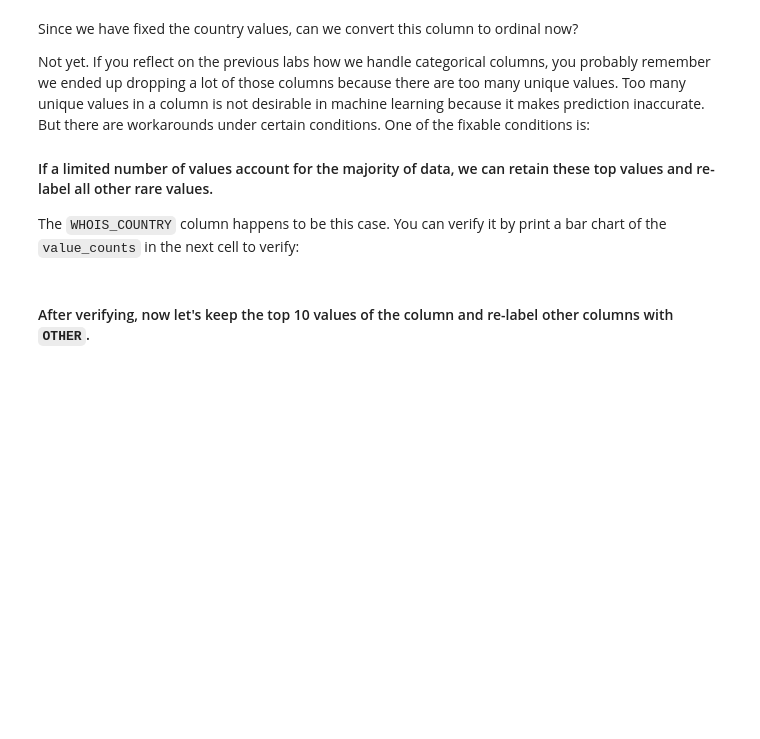
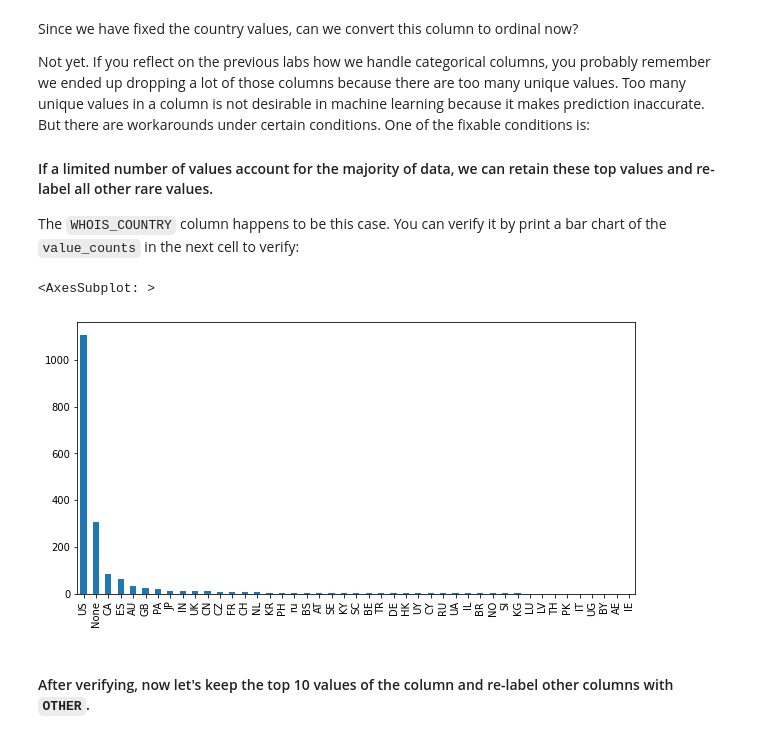
Before and after one commit to Ironhack-data-bcn-january-2023/lab-supervised-learning, a Jupyter notebook: your-code/main.ipynb, the cells around one changed output. Drawn from its saved outputs; the diff is of its cells as text; code cells hidden in the pictures; blank space fills up the shorter version.

```diff
--- a/your-code/main.ipynb
+++ b/your-code/main.ipynb
@@ -80,3 +154,4 @@ If you remember in the previous labs, we drop a column if the column contains a
 #### In the cells below, handle the missing values from the dataset. Remember to comment the rationale of your decisions.
 # %%
 # Your code here
+websites = websites.drop('CONTENT_LENGTH', axis=1)
@@ -111,5 +187,13 @@ How to handle string columns is always case by case. Let's start by working on `
     * `GB`, `United Kingdom`, and `[u'GB'; u'UK']`
 
 #### In the cells below, fix the country values as intructed above.
+# %%
+websites['WHOIS_COUNTRY'] = websites['WHOIS_COUNTRY'].replace({
+    'Cyprus': 'CY',
+    'us': 'US',
+    'se': 'SE',
+    'United Kingdom': 'GB',
+    "[u'GB'; u'UK']": 'GB'
+})
 # %%
 # Your code here
@@ -126,2 +216,9 @@ The `WHOIS_COUNTRY` column happens to be this case. You can verify it by print a
+# %%
+# Your code here
+country_counts = websites['WHOIS_COUNTRY'].value_counts()
+country_counts.plot(kind='bar',figsize=(10, 5))
+# %% [output]
+<AxesSubplot: >
+[figure, added]
 # %% [markdown]
 #### After verifying, now let's keep the top 10 values of the column and re-label other columns with `OTHER`.
```
Also changed, not shown: parts of 59 cells of this notebook.
